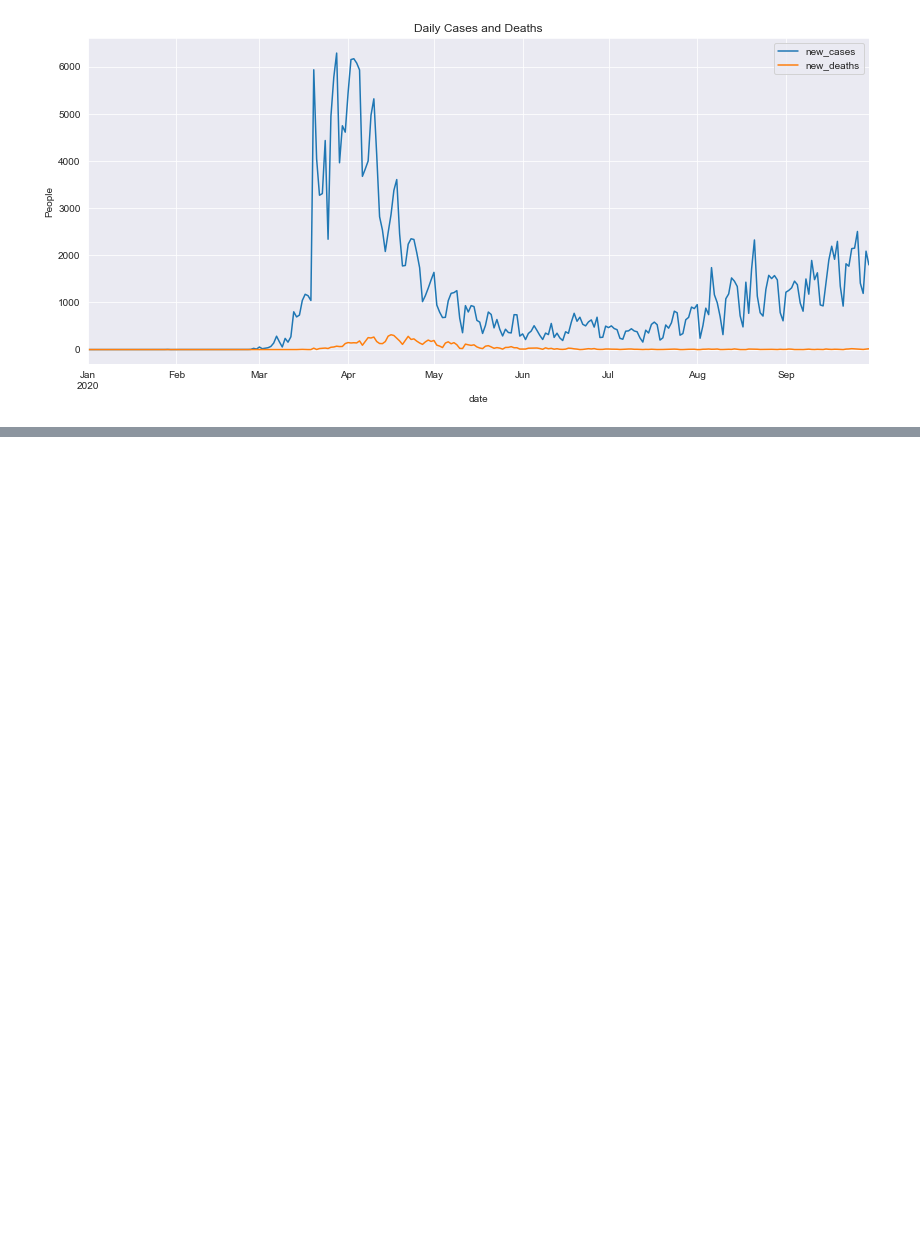
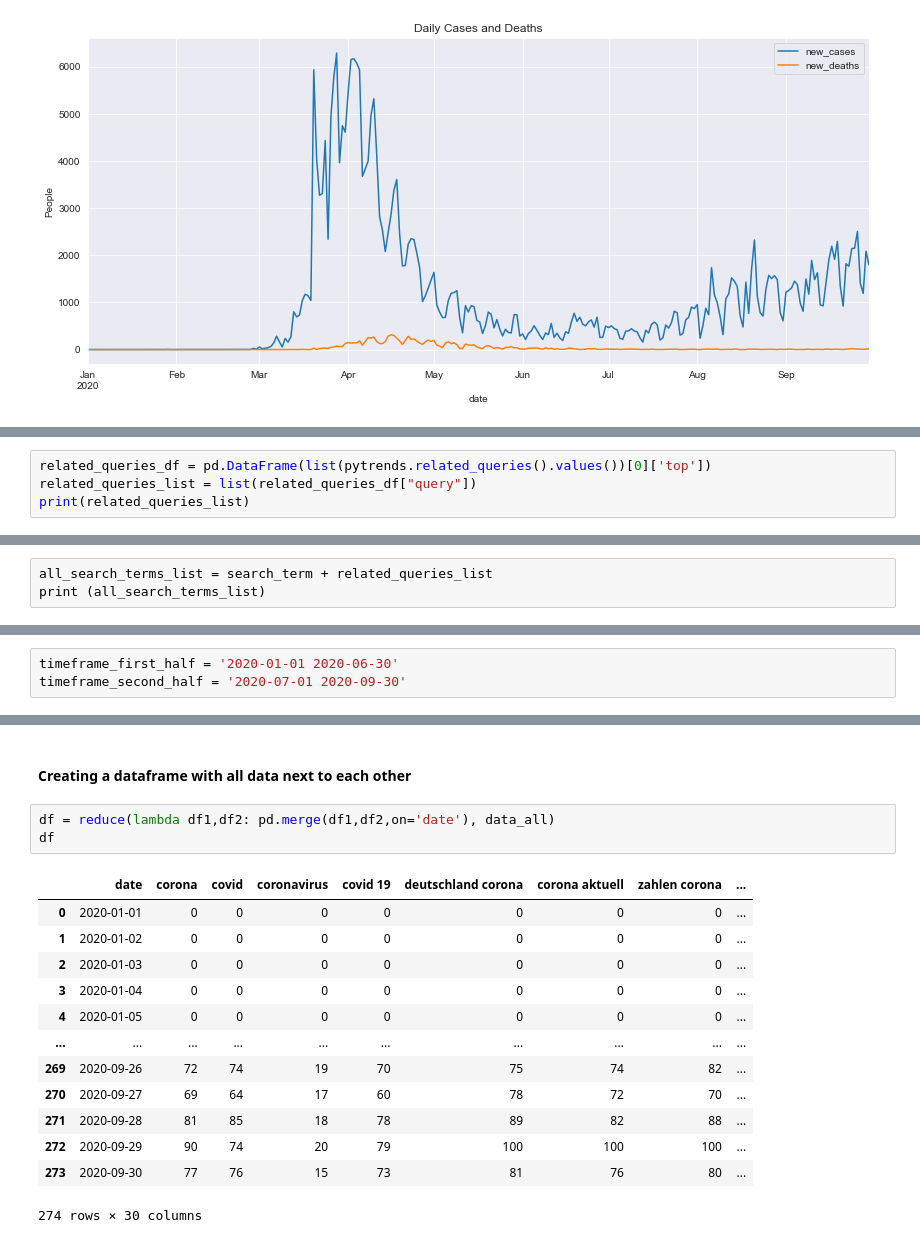
Before and after one commit to Shinan-tech/Share_Data, a Jupyter notebook: Aggregated.ipynb, the cells around one changed output, grey strips where cells are left out. Drawn from its saved outputs; the diff is of its cells as text; blank space fills up the shorter version.

```diff
--- a/Aggregated.ipynb
+++ b/Aggregated.ipynb
@@ -83,0 +101,4 @@ plt.show()
+# %%
+related_queries_df = pd.DataFrame(list(pytrends.related_queries().values())[0]['top'])
+related_queries_list = list(related_queries_df["query"])
+print(related_queries_list)
@@ -83,0 +109,3 @@ plt.show()
+# %%
+all_search_terms_list = search_term + related_queries_list
+print (all_search_terms_list)
@@ -83,0 +116,3 @@ plt.show()
+# %%
+timeframe_first_half = '2020-01-01 2020-06-30'
+timeframe_second_half = '2020-07-01 2020-09-30'
@@ -83,0 +153,19 @@ plt.show()
+# %% [markdown]
+#### Creating a dataframe with all data next to each other
+# %%
+df = reduce(lambda df1,df2: pd.merge(df1,df2,on='date'), data_all)
+df
+# %% [output]
+|  | date | corona | covid | coronavirus | covid 19 | deutschland corona | corona aktuell | zahlen corona | ... |
+| 0 | 2020-01-01 | 0 | 0 | 0 | 0 | 0 | 0 | 0 | ... |
+| 1 | 2020-01-02 | 0 | 0 | 0 | 0 | 0 | 0 | 0 | ... |
+| 2 | 2020-01-03 | 0 | 0 | 0 | 0 | 0 | 0 | 0 | ... |
+| 3 | 2020-01-04 | 0 | 0 | 0 | 0 | 0 | 0 | 0 | ... |
+| 4 | 2020-01-05 | 0 | 0 | 0 | 0 | 0 | 0 | 0 | ... |
+| ... | ... | ... | ... | ... | ... | ... | ... | ... | ... |
+| 269 | 2020-09-26 | 72 | 74 | 19 | 70 | 75 | 74 | 82 | ... |
+| 270 | 2020-09-27 | 69 | 64 | 17 | 60 | 78 | 72 | 70 | ... |
+| 271 | 2020-09-28 | 81 | 85 | 18 | 78 | 89 | 82 | 88 | ... |
+| 272 | 2020-09-29 | 90 | 74 | 20 | 79 | 100 | 100 | 100 | ... |
+| 273 | 2020-09-30 | 77 | 76 | 15 | 73 | 81 | 76 | 80 | ... |
+274 rows × 30 columns
```
Also changed, not shown: parts of 37 cells of this notebook.
